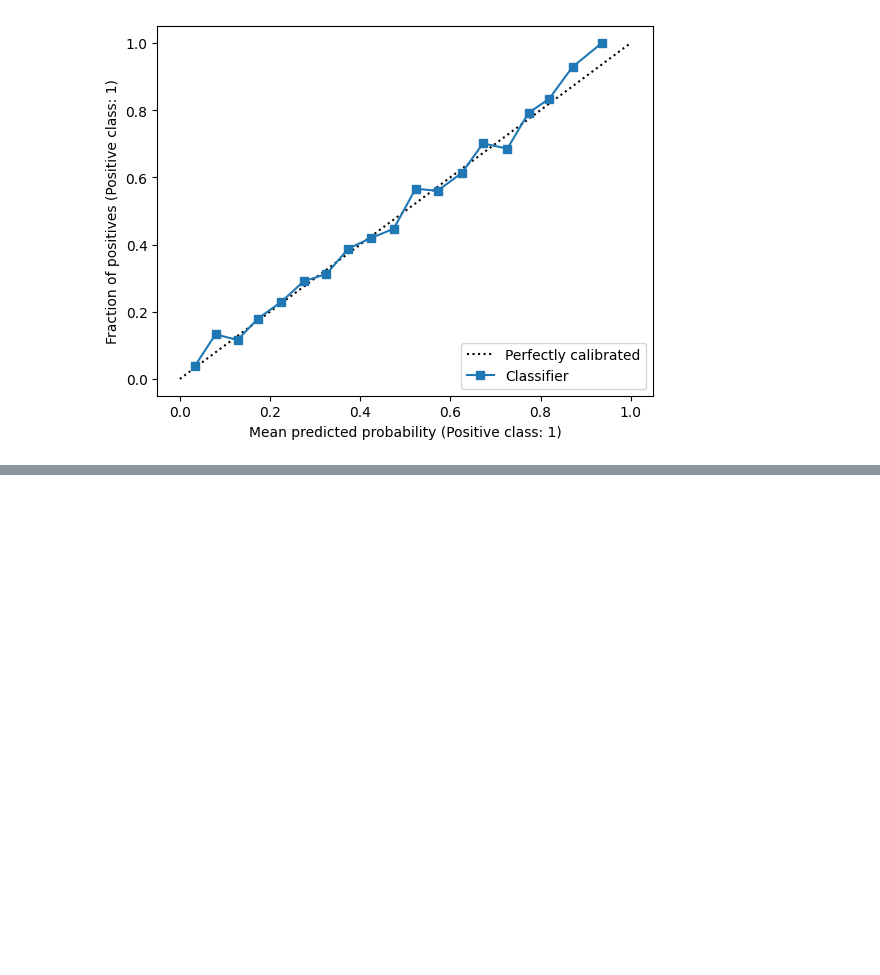
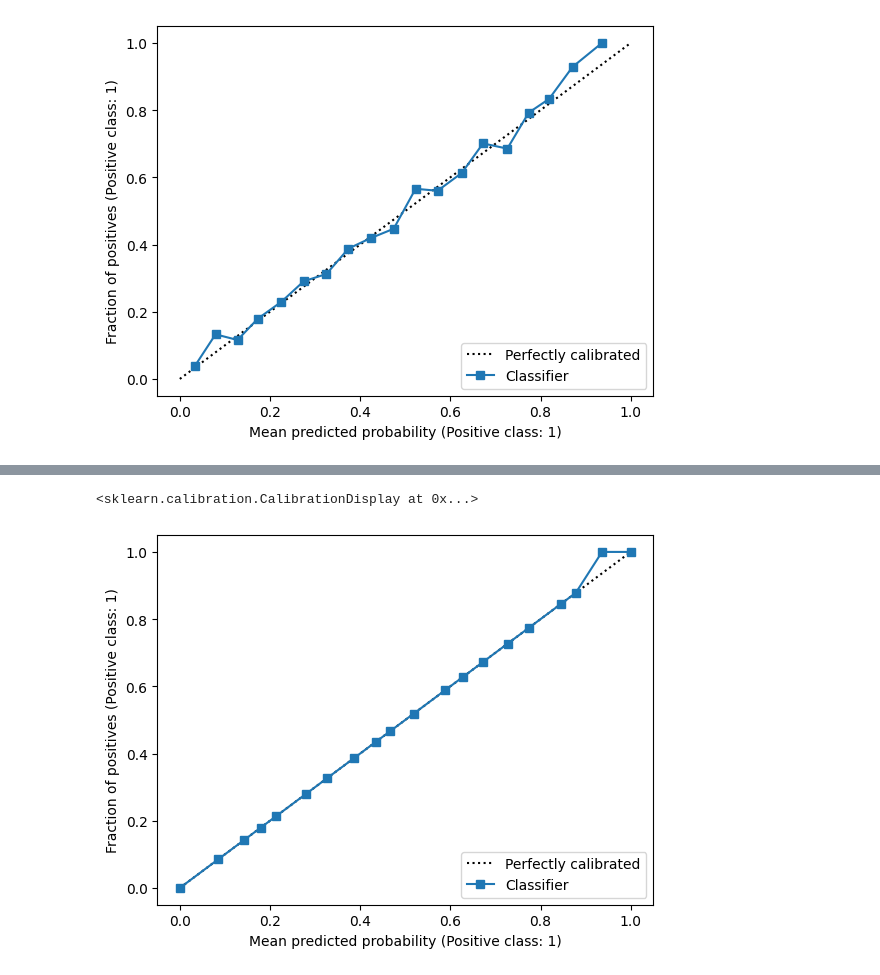
Before and after one commit to krawczyk071/predictor, a Jupyter notebook: scikit/pred_regression_multi.ipynb, the cells around one changed output, grey strips where cells are left out. Cells and saved outputs as stored; diff of their text form; code cells hidden in the pictures; blank space fills up the shorter version.

```diff
--- a/scikit/pred_regression_multi.ipynb
+++ b/scikit/pred_regression_multi.ipynb
@@ -411,0 +566,26 @@ CalibrationDisplay.from_predictions(fin.target, fin.y_pred,n_bins=20)
+# %%
+# process all
+all_bins=sorted(set(fin.bin))
+
+df_mix=[]
+for bin_lbl in all_bins:
+    try:
+        bin_x=X[fin.bin==bin_lbl]
+        bin_x=bin_x.drop('venue_code',axis=1)
+        bin_x['km_labels'] = km.fit_predict(bin_x)
+
+        true_proba=bin_x.join(full_w_outs['target']).groupby('km_labels').mean()['target']
+        true_proba_dict=true_proba.to_dict()
+        bin_x['km_labels']=bin_x.km_labels.map(true_proba_dict)
+        df_mix.append(bin_x)
+    except:
+            bin_x=X[fin.bin==bin_lbl]
+            bin_x=bin_x.drop('venue_code',axis=1)
+            bin_x['km_labels'] = bin_lbl/100
+
+out=pd.concat(df_mix)['km_labels']
+
+misssing=set(fin.y_pred.index)-set(out.index)
+out[list(misssing)[0]]=fin.y_pred[list(misssing)[0]]
+
+out
@@ -411,0 +624,8 @@ CalibrationDisplay.from_predictions(fin.target, fin.y_pred,n_bins=20)
+# %%
+fin2=fin.join(out)
+
+from sklearn.calibration import CalibrationDisplay
+CalibrationDisplay.from_predictions(fin2.target, fin2.km_labels,n_bins=20)
+# %% [output]
+<sklearn.calibration.CalibrationDisplay at 0x...>
+[figure, added]
```
Also changed, not shown: parts of 17 cells of this notebook, 1 other file.
